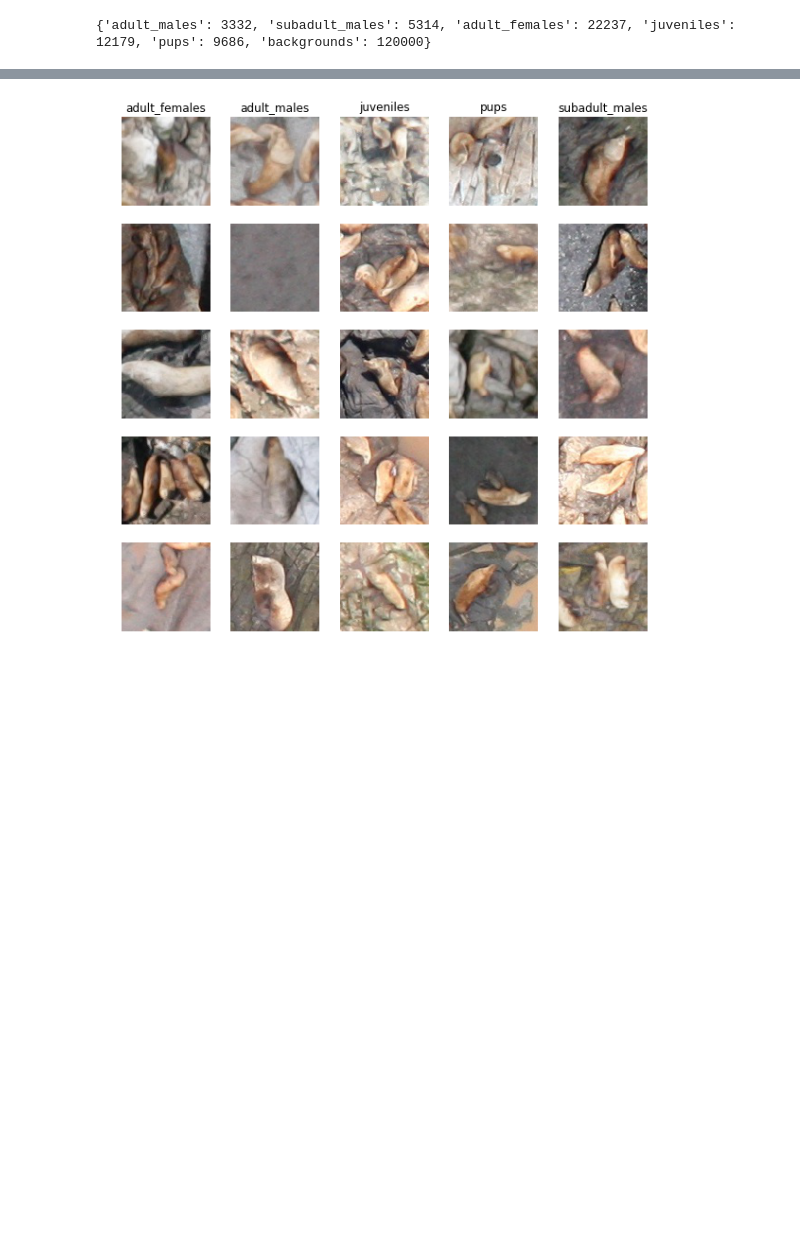
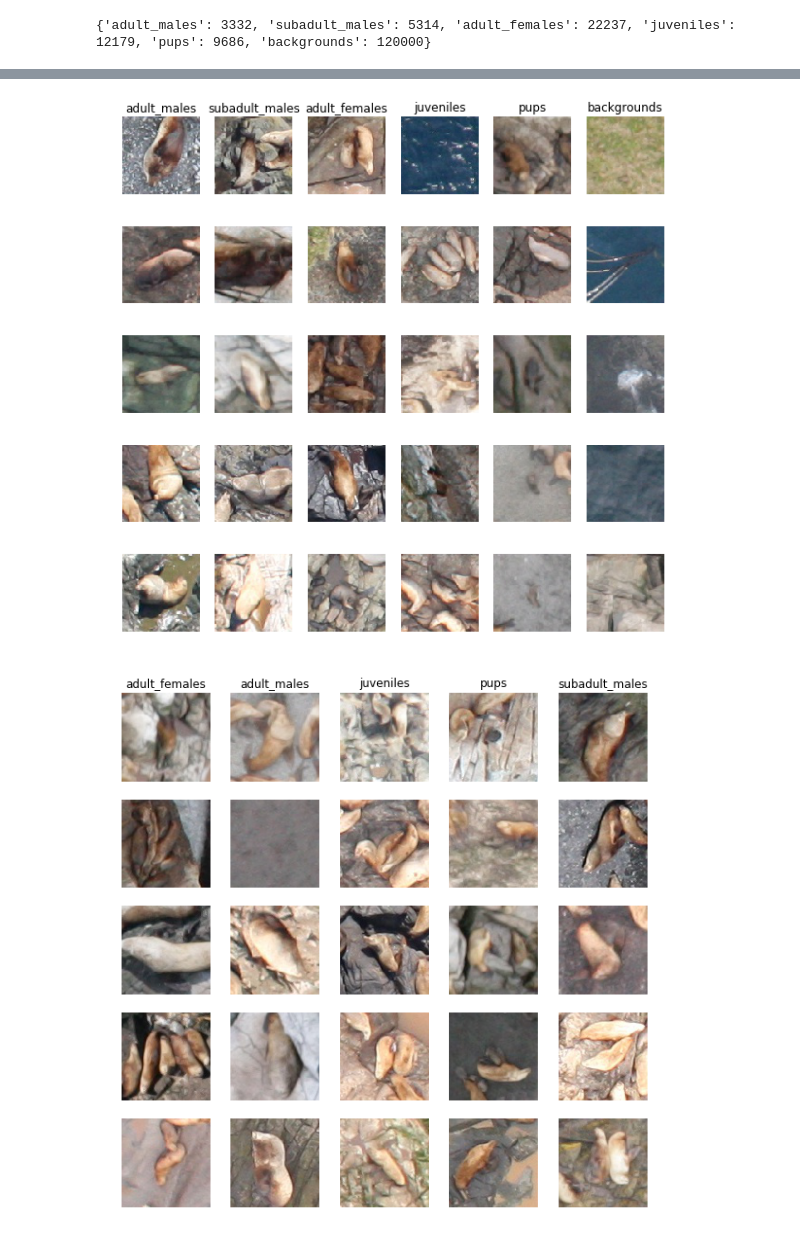
Before and after one commit to marioZYN/IACV-Project, a Jupyter notebook: assignment 3/Summary.ipynb, the cells around one changed output, grey strips where cells are left out. Drawn from its saved outputs; the diff is of its cells as text; code cells hidden in the pictures; blank space fills up the shorter version.

```diff
--- a/assignment 3/Summary.ipynb
+++ b/assignment 3/Summary.ipynb
@@ -38,3 +58,21 @@ Text(0.5,1,'Train Data Distribution')
+# %%
+# visualize some patches from dataset
+for i, _class in enumerate(sealion_classes_dic.keys()):
+    path = '/Users/YINAN/Local/Sealions/Data/Patches/train/' + _class
+    img_dirs = glob.glob(path+'/*.jpg')
+    img_dirs = np.random.choice(img_dirs, 5, replace=False)
+    for j, img_dir in enumerate(img_dirs):
+        img = cv2.cvtColor(cv2.imread(img_dir), cv2.COLOR_BGR2RGB)
+        plt_idx = j*6 + i + 1
+        plt.subplot(5, 6, plt_idx)
+        plt.imshow(img)
+        plt.axis('off')
+        if j == 0:
+            plt.title(_class)
+
+plt.show()
+# %% [output]
+[figure, added]
 # %%
 # visualize some patches from dataset
 for i, _class in enumerate(sum_info.index.tolist()):
```
Also changed, not shown: parts of 6 cells of this notebook, 2 other files.
